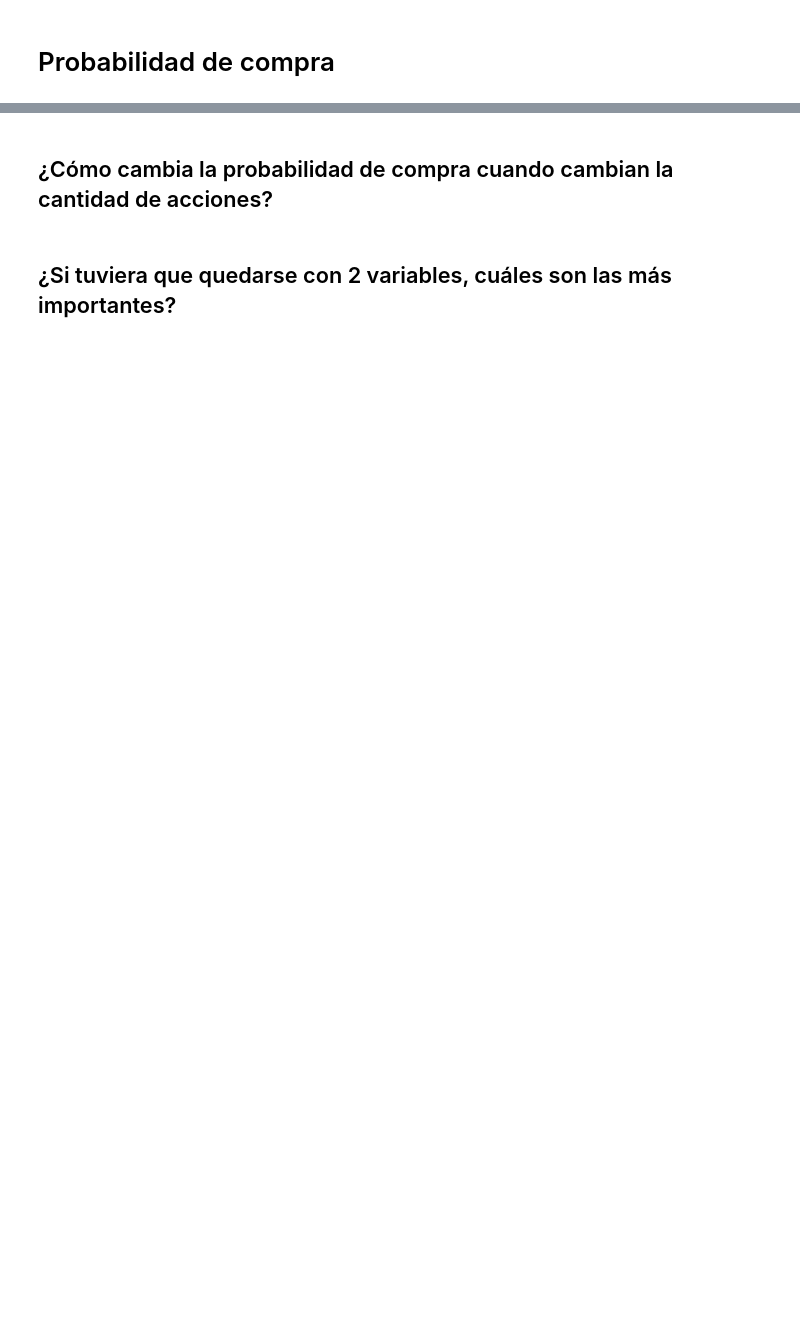
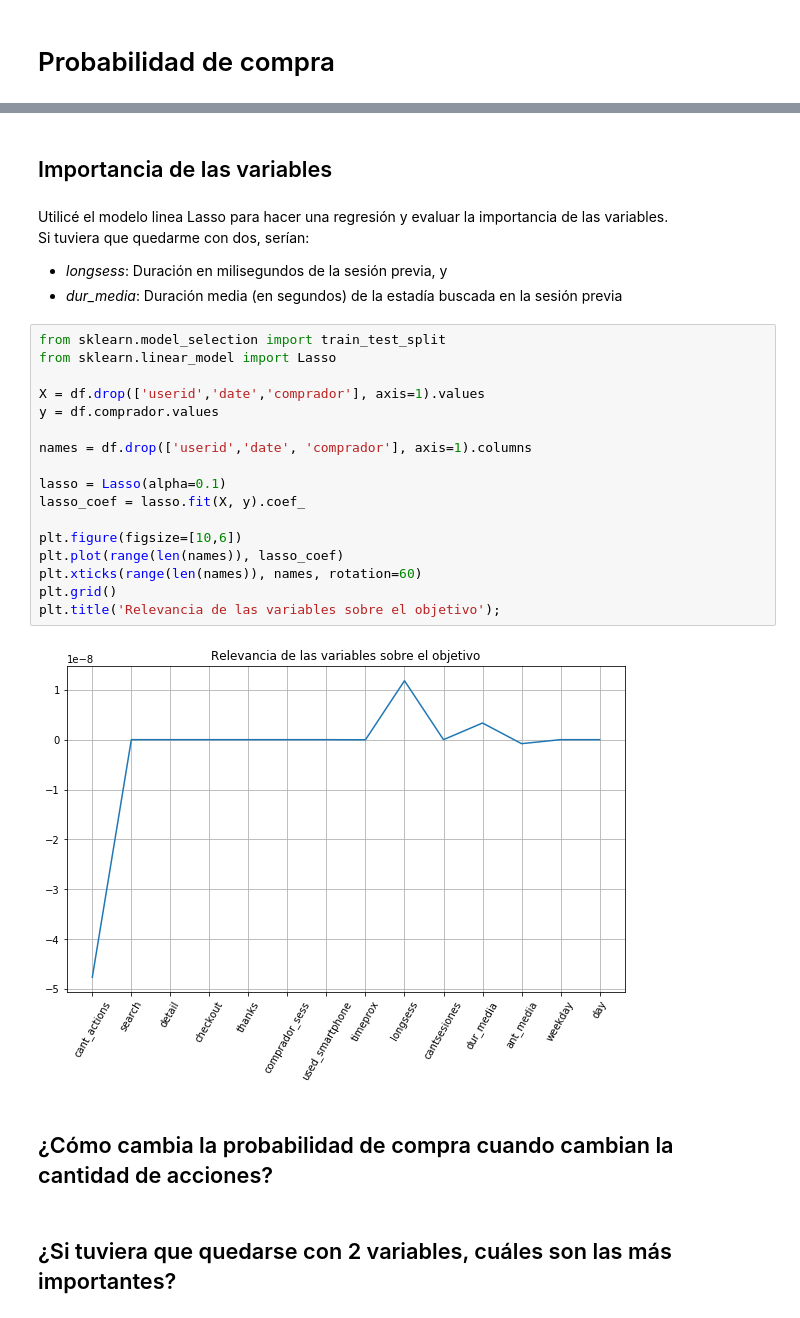
Before and after one commit to melik-data-challenges/despegar-challenge, a Jupyter notebook: notebooks/compra.ipynb, the cells around one changed output, grey strips where cells are left out. Cells and saved outputs as stored; diff of their text form; blank space fills up the shorter version.

```diff
--- a/notebooks/compra.ipynb
+++ b/notebooks/compra.ipynb
@@ -199,3 +258,29 @@ Name: thanks, dtype: int64
+# %% [markdown]
+## Importancia de las variables
+# %% [markdown]
+Utilicé el modelo linea Lasso para hacer una regresión y evaluar la importancia de las variables. <br>
+Si tuviera que quedarme con dos, serían:
+- *longsess*: Duración en milisegundos de la sesión previa, y
+- *dur_media*: Duración media (en segundos) de la estadía buscada en la sesión previa
+# %%
+from sklearn.model_selection import train_test_split
+from sklearn.linear_model import Lasso
+
+X = df.drop(['userid','date','comprador'], axis=1).values
+y = df.comprador.values
+
+names = df.drop(['userid','date', 'comprador'], axis=1).columns
+
+lasso = Lasso(alpha=0.1)
+lasso_coef = lasso.fit(X, y).coef_
+
+plt.figure(figsize=[10,6])
+plt.plot(range(len(names)), lasso_coef)
+plt.xticks(range(len(names)), names, rotation=60)
+plt.grid()
+plt.title('Relevancia de las variables sobre el objetivo');
+# %% [output]
+[figure, added]
 # %% [markdown]
 ## ¿Cómo cambia la probabilidad de compra cuando cambian la cantidad de acciones?
 # %% [markdown]
```
Also changed, not shown: parts of 75 cells of this notebook.
